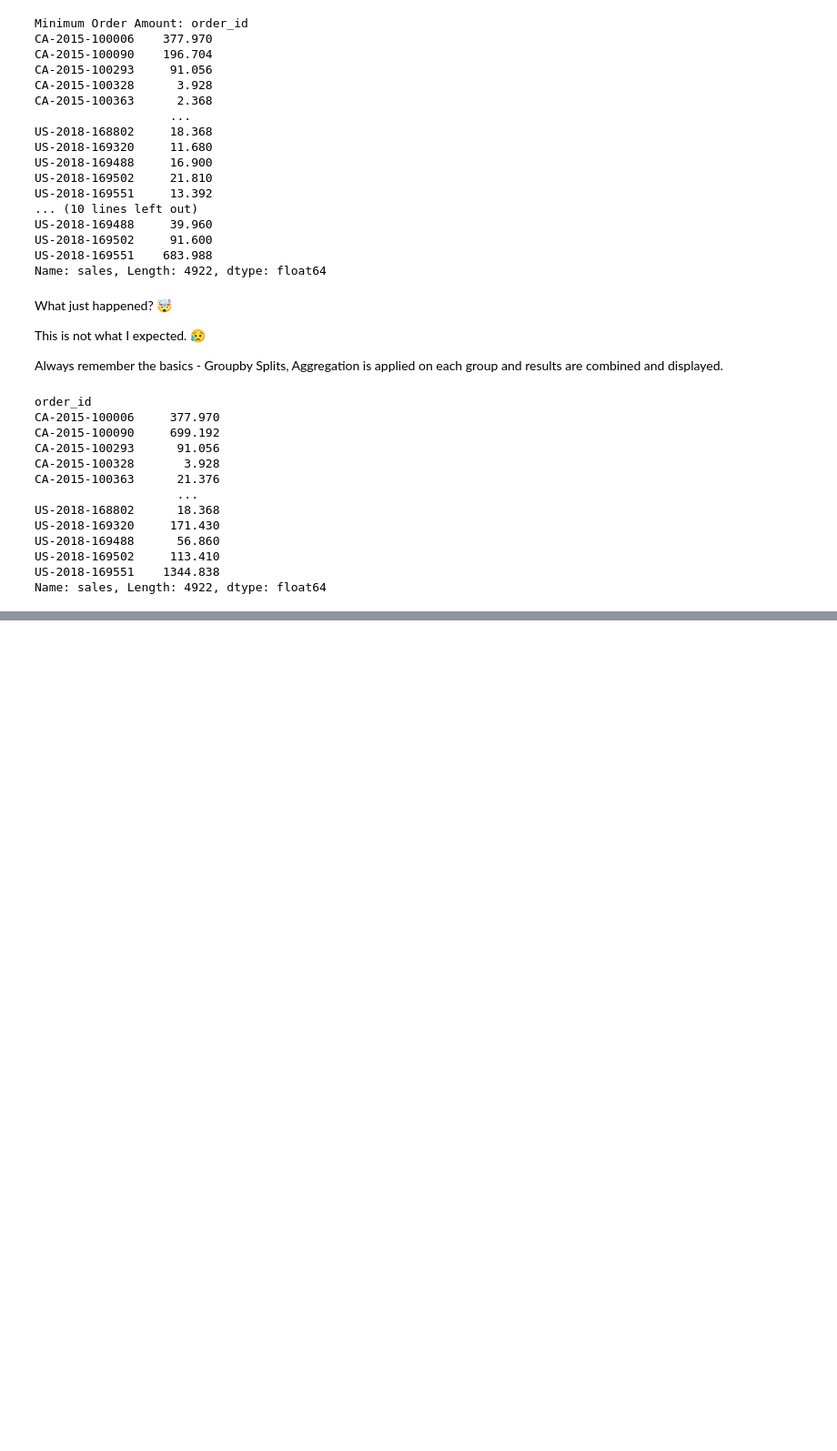
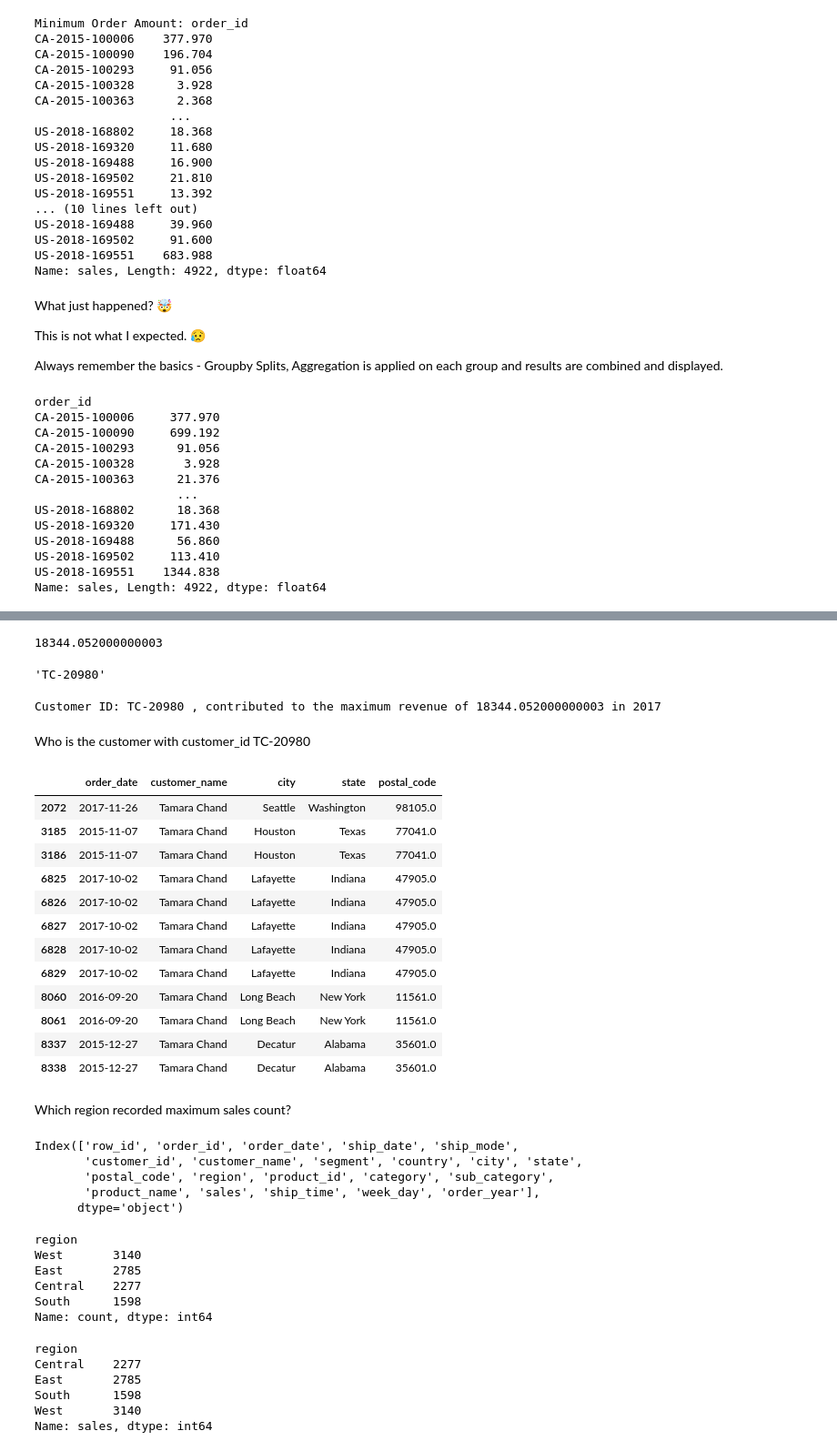
Before and after one commit to Tolash123/Machine_learning_and_Deep_learning, a Jupyter notebook: Module2-python for Data Analysis/4. Pandas_Reporting/pandas.ipynb, the cells around one changed output, grey strips where cells are left out. Shown at 91% size. Cells and saved outputs as stored; diff of their text form; code cells hidden in the pictures; blank space fills up the shorter version.

```diff
--- a/Module2-python for Data Analysis/4. Pandas_Reporting/pandas.ipynb
+++ b/Module2-python for Data Analysis/4. Pandas_Reporting/pandas.ipynb
@@ -874,0 +949,8 @@ order_df.head()
+# %%
+yearwise_cust_revenue_contribution.loc[2017].max()
+# %% [output]
+18344.052000000003
+# %%
+yearwise_cust_revenue_contribution.loc[2017].idxmax()
+# %% [output]
+'TC-20980'
@@ -874,0 +959,58 @@ order_df.head()
+# %%
+cust_id = yearwise_cust_revenue_contribution.loc[2017].idxmax()
+revenue_contributed = yearwise_cust_revenue_contribution.loc[(2017, cust_id)]
+
+print("Customer ID:", cust_id, ", contributed to the maximum revenue of", revenue_contributed, 'in 2017')
+# %% [output]
+Customer ID: TC-20980 , contributed to the maximum revenue of 18344.052000000003 in 2017
+# %% [markdown]
+Who is the customer with customer_id TC-20980
+# %%
+df.loc[(df.customer_id == 'TC-20980') , ['order_date', 'customer_name', 'city', 'state', 'postal_code']]
+# %% [output]
+|  | order_date | customer_name | city | state | postal_code |
+| 2072 | 2017-11-26 | Tamara Chand | Seattle | Washington | 98105.0 |
+| 3185 | 2015-11-07 | Tamara Chand | Houston | Texas | 77041.0 |
+| 3186 | 2015-11-07 | Tamara Chand | Houston | Texas | 77041.0 |
+| 6825 | 2017-10-02 | Tamara Chand | Lafayette | Indiana | 47905.0 |
+| 6826 | 2017-10-02 | Tamara Chand | Lafayette | Indiana | 47905.0 |
+| 6827 | 2017-10-02 | Tamara Chand | Lafayette | Indiana | 47905.0 |
+| 6828 | 2017-10-02 | Tamara Chand | Lafayette | Indiana | 47905.0 |
+| 6829 | 2017-10-02 | Tamara Chand | Lafayette | Indiana | 47905.0 |
+| 8060 | 2016-09-20 | Tamara Chand | Long Beach | New York | 11561.0 |
+| 8061 | 2016-09-20 | Tamara Chand | Long Beach | New York | 11561.0 |
+| 8337 | 2015-12-27 | Tamara Chand | Decatur | Alabama | 35601.0 |
+| 8338 | 2015-12-27 | Tamara Chand | Decatur | Alabama | 35601.0 |
+# %% [markdown]
+Which region recorded maximum sales count?
+# %%
+df.columns
+# %% [output]
+Index(['row_id', 'order_id', 'order_date', 'ship_date', 'ship_mode',
+       'customer_id', 'customer_name', 'segment', 'country', 'city', 'state',
+       'postal_code', 'region', 'product_id', 'category', 'sub_category',
+       'product_name', 'sales', 'ship_time', 'week_day', 'order_year'],
+      dtype='object')
+# %%
+# Method 1 = using value_counts()
+df.region.value_counts()
+# %% [output]
+region
+West       3140
+East       2785
+Central    2277
+South      1598
+Name: count, dtype: int64
+# %%
+# Method 2 - Using split and aggregation
+
+grouped_df = df.groupby("region")
+
+grouped_df['sales'].count()
+# %% [output]
+region
+Central    2277
+East       2785
+South      1598
+West       3140
+Name: sales, dtype: int64
```
Also changed, not shown: parts of 30 cells of this notebook.
